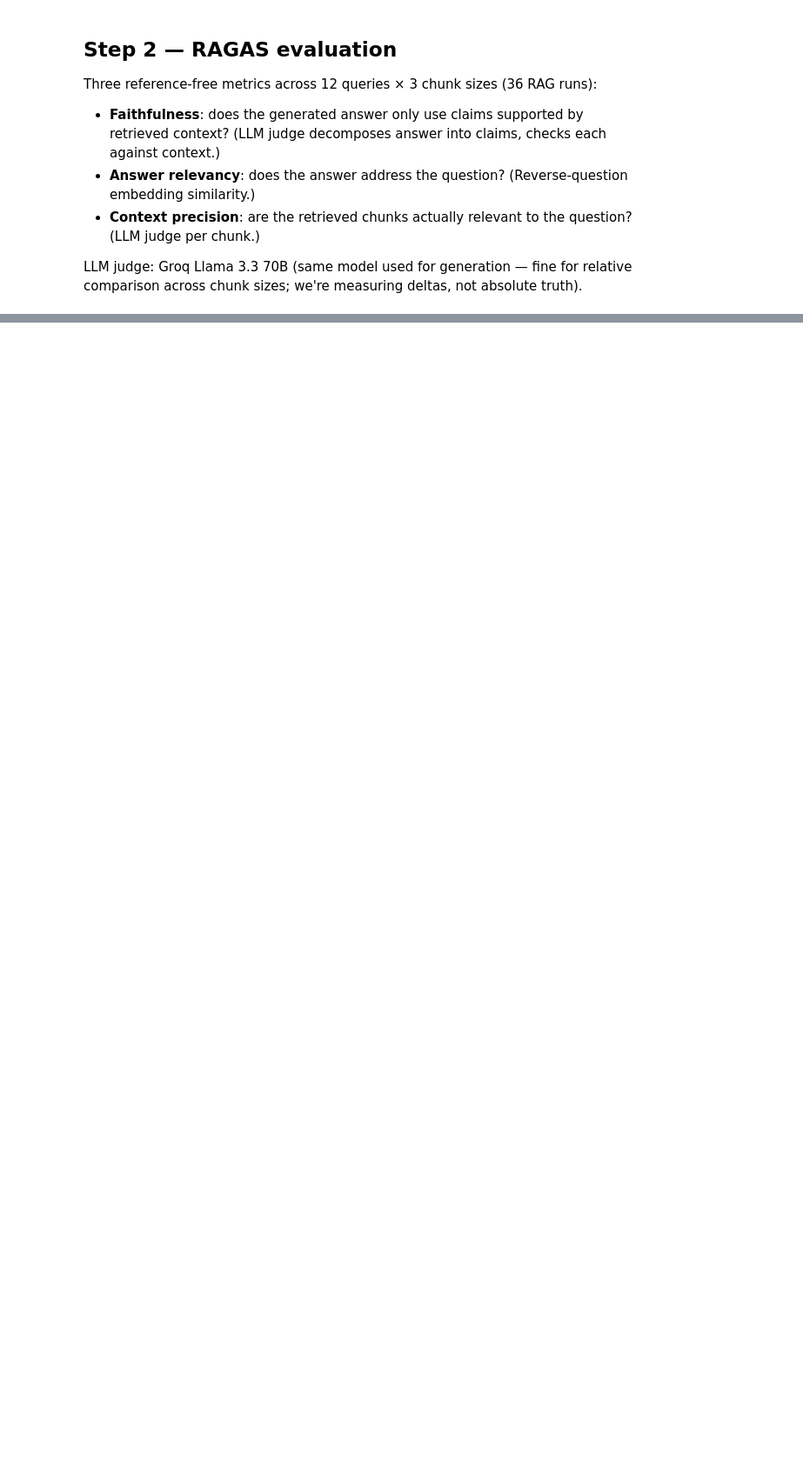
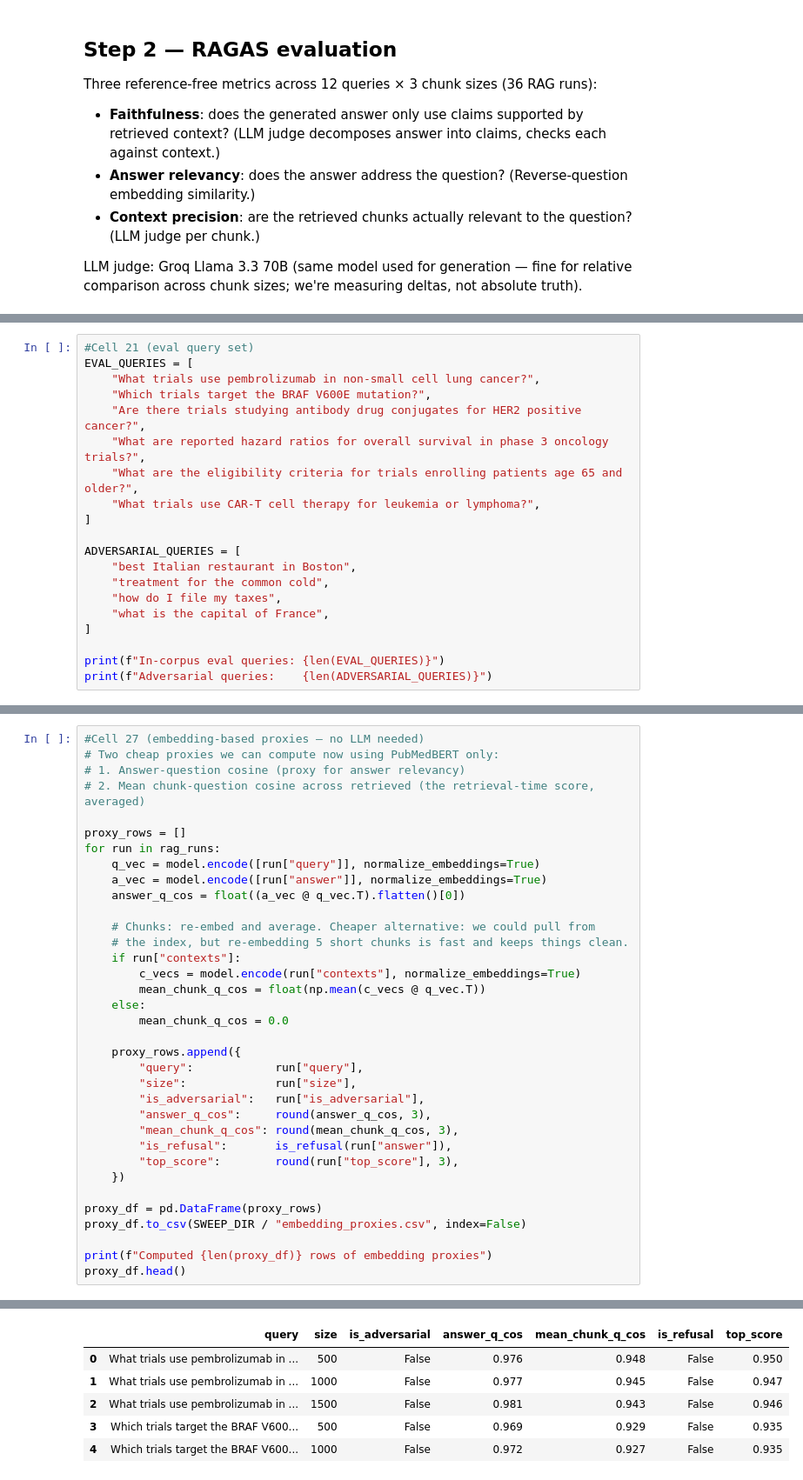
Before and after one commit to Shrikant-Sharma/clinical-trial-rag, a Jupyter notebook: notebooks/03_chunking_sweep.ipynb, the cells around one changed output, grey strips where cells are left out. Shown at 87% size. Drawn from its saved outputs; the diff is of its cells as text; blank space fills up the shorter version.

Commit message:
Day 7: chunking sweep v1 (confounded params - overlap=100, missing sentence separator)

```diff
--- a/notebooks/03_chunking_sweep.ipynb
+++ b/notebooks/03_chunking_sweep.ipynb
@@ -355,0 +427,20 @@ comparison across chunk sizes; we're measuring deltas, not absolute truth).
+# %%
+#Cell 21 (eval query set)
+EVAL_QUERIES = [
+    "What trials use pembrolizumab in non-small cell lung cancer?",
+    "Which trials target the BRAF V600E mutation?",
+    "Are there trials studying antibody drug conjugates for HER2 positive cancer?",
+    "What are reported hazard ratios for overall survival in phase 3 oncology trials?",
+    "What are the eligibility criteria for trials enrolling patients age 65 and older?",
+    "What trials use CAR-T cell therapy for leukemia or lymphoma?",
+]
+
+ADVERSARIAL_QUERIES = [
+    "best Italian restaurant in Boston",
+    "treatment for the common cold",
+    "how do I file my taxes",
+    "what is the capital of France",
+]
+
+print(f"In-corpus eval queries: {len(EVAL_QUERIES)}")
+print(f"Adversarial queries:    {len(ADVERSARIAL_QUERIES)}")
@@ -355,0 +665,36 @@ comparison across chunk sizes; we're measuring deltas, not absolute truth).
+# %%
+#Cell 27 (embedding-based proxies — no LLM needed)
+# Two cheap proxies we can compute now using PubMedBERT only:
+# 1. Answer-question cosine (proxy for answer relevancy)
+# 2. Mean chunk-question cosine across retrieved (the retrieval-time score, averaged)
+
+proxy_rows = []
+for run in rag_runs:
+    q_vec = model.encode([run["query"]], normalize_embeddings=True)
+    a_vec = model.encode([run["answer"]], normalize_embeddings=True)
+    answer_q_cos = float((a_vec @ q_vec.T).flatten()[0])
+
+    # Chunks: re-embed and average. Cheaper alternative: we could pull from
+    # the index, but re-embedding 5 short chunks is fast and keeps things clean.
+    if run["contexts"]:
+        c_vecs = model.encode(run["contexts"], normalize_embeddings=True)
+        mean_chunk_q_cos = float(np.mean(c_vecs @ q_vec.T))
+    else:
+        mean_chunk_q_cos = 0.0
+
+    proxy_rows.append({
+        "query":            run["query"],
+        "size":             run["size"],
+        "is_adversarial":   run["is_adversarial"],
+        "answer_q_cos":     round(answer_q_cos, 3),
+        "mean_chunk_q_cos": round(mean_chunk_q_cos, 3),
+        "is_refusal":       is_refusal(run["answer"]),
+        "top_score":        round(run["top_score"], 3),
+    })
+
+proxy_df = pd.DataFrame(proxy_rows)
+proxy_df.to_csv(SWEEP_DIR / "embedding_proxies.csv", index=False)
+
+print(f"Computed {len(proxy_df)} rows of embedding proxies")
+proxy_df.head()
+# %% [output]
@@ -355,0 +702,6 @@ comparison across chunk sizes; we're measuring deltas, not absolute truth).
+|  | query | size | is_adversarial | answer_q_cos | mean_chunk_q_cos | is_refusal | top_score |
+| 0 | What trials use pembrolizumab in ... | 500 | False | 0.976 | 0.948 | False | 0.950 |
+| 1 | What trials use pembrolizumab in ... | 1000 | False | 0.977 | 0.945 | False | 0.947 |
+| 2 | What trials use pembrolizumab in ... | 1500 | False | 0.981 | 0.943 | False | 0.946 |
+| 3 | Which trials target the BRAF V600... | 500 | False | 0.969 | 0.929 | False | 0.935 |
+| 4 | Which trials target the BRAF V600... | 1000 | False | 0.972 | 0.927 | False | 0.935 |
```
Also changed, not shown: parts of 17 cells of this notebook.
